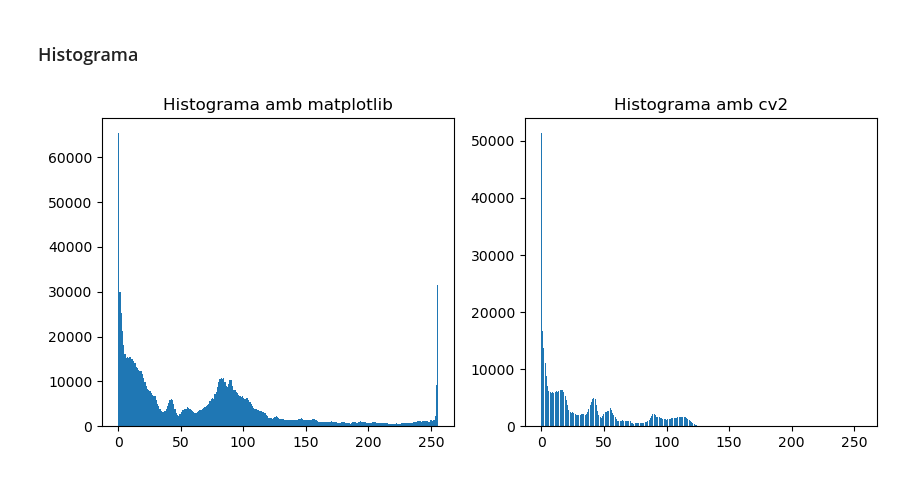
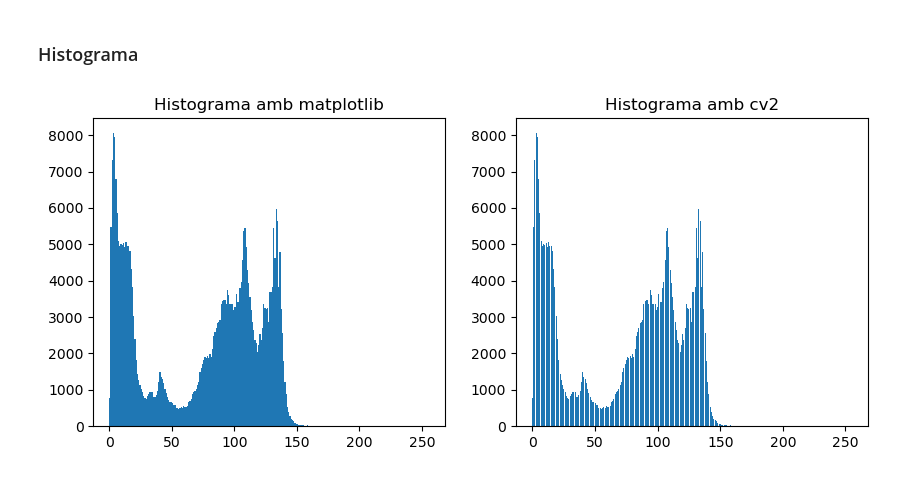
Before and after one commit to Alverd02/Medical-Physics, a Jupyter notebook: 01/Part1/Part01.ipynb, the cells around one changed output. Saved outputs shown, nothing was run; the diff lists cells and outputs as text; code cells hidden in the pictures.

```diff
--- a/01/Part1/Part01.ipynb
+++ b/01/Part1/Part01.ipynb
@@ -67,17 +67,17 @@ Tipus de píxel = uint8 -> Resolució de profunditat = (0,255)
 ### Histograma
 # %%
 import numpy as np
-hist = cv2.calcHist([img],[0],None,[256],[0,256])
+hist = cv2.calcHist([img_gray],[0],None,[256],[0,256])
 #(imagte,canal,mascara --> none = histograma de tota la imatge,tamañ del l'histograma, rang)
-hist_flat = [i[0] for i in hist]
+
 
 plt.figure(figsize = (10,4))
 plt.subplot(1,2,1)
 plt.title("Histograma amb matplotlib")
-plt.hist(img.flatten(),256,[0,256],density=False)
+plt.hist(img_gray.flatten(),256,[0,256],density=False)
 plt.subplot(1,2,2)
 plt.title("Histograma amb cv2")
-plt.bar(np.arange(0,256,1),hist_flat)
+plt.bar(np.arange(0,256,1),hist.flatten())
 plt.show()
 # %% [output]
-[figure, old version]
+[figure, new version]
```
Also changed, not shown: parts of 4 cells of this notebook.
